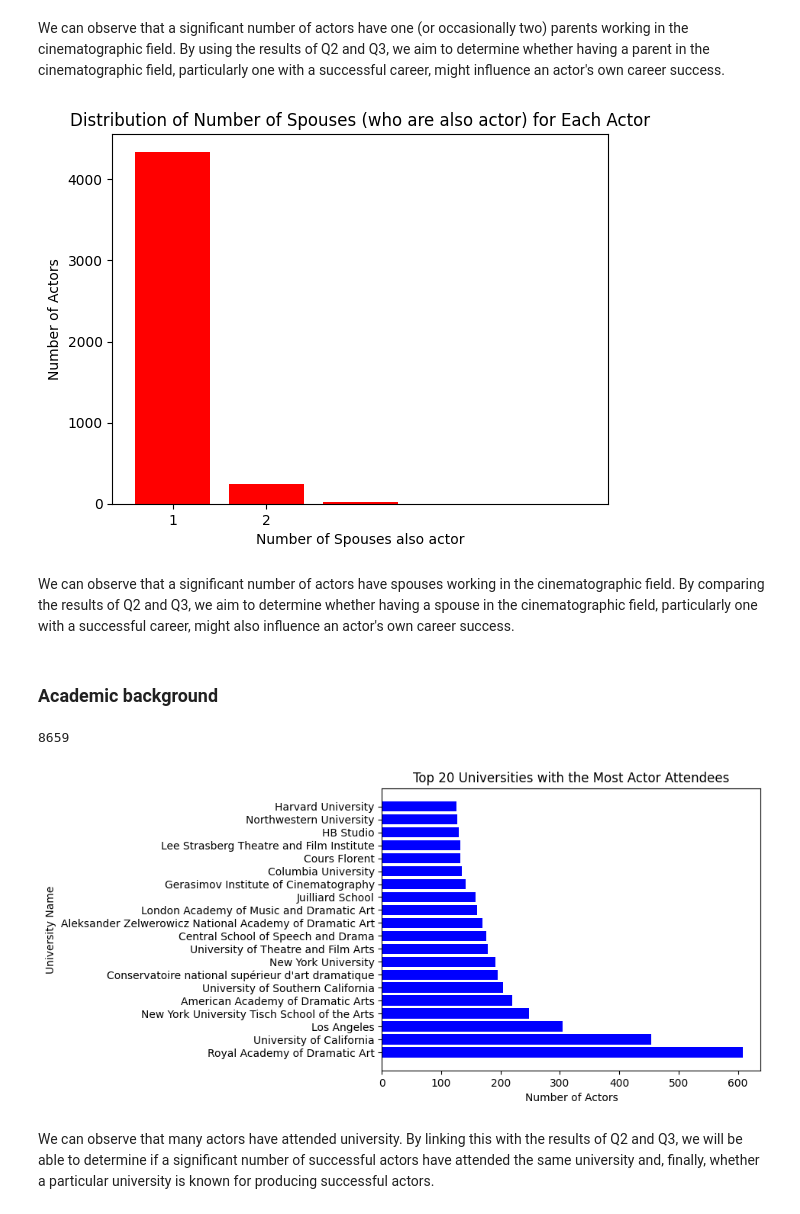
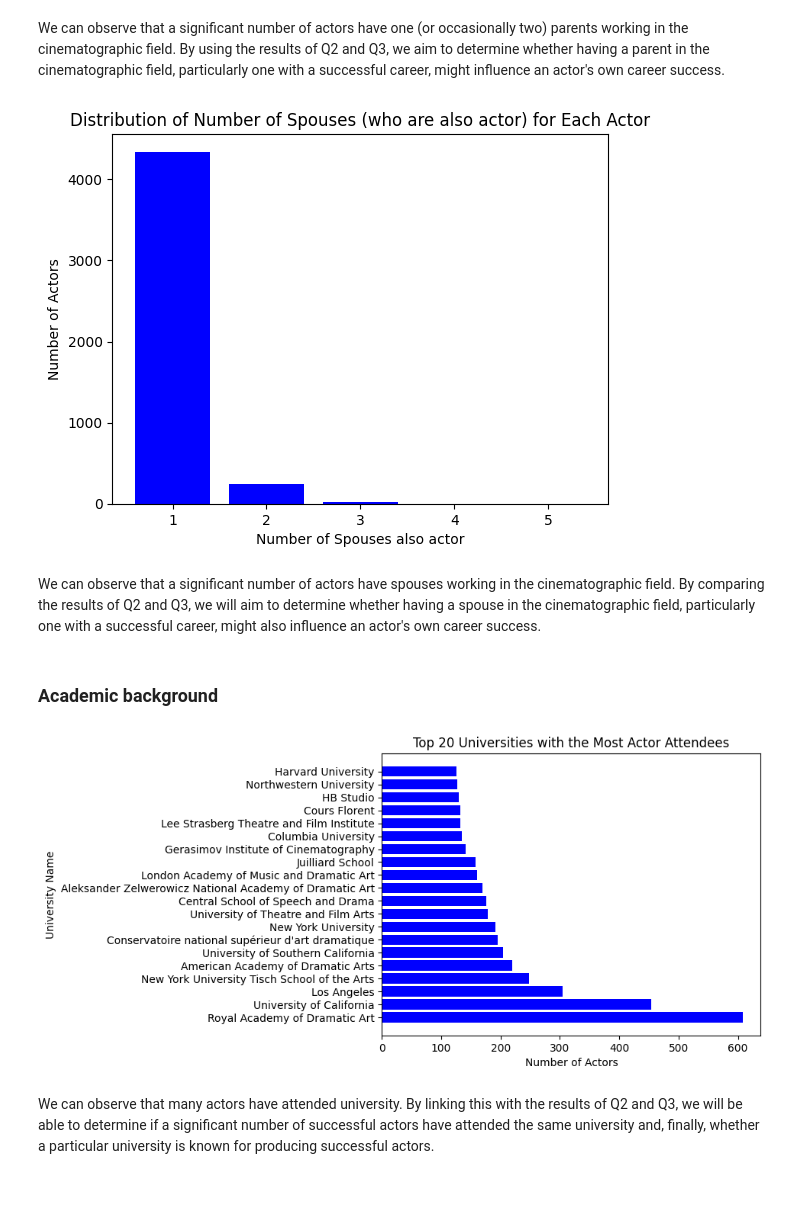
Before and after one commit to epfl-ada/ada-2024-project-bradaframanadamada, a Jupyter notebook: results.ipynb, the cells around one changed output. Drawn from its saved outputs; the diff is of its cells as text; code cells hidden in the pictures.

```diff
--- a/results.ipynb
+++ b/results.ipynb
@@ -1145,22 +1136,22 @@ We can observe that a significant number of actors have one (or occasionally two
 # %%
 # calculate for each actor the number of spouses which is also an actor
 actor_wikidata['number_spouse_also_actor'] = actor_wikidata['spouse'].apply(lambda spouseLst: sum(1 for elem in spouseLst if elem in actor_wikidata['actorLabel'].values))
 
 # visualize the results
 number_of_spouses = actor_wikidata['number_spouse_also_actor'].value_counts().sort_index()
-# only take into account the actor with at one souse as actor
+# only take into account the actor with at one spouse as actor
 number_of_spouses = number_of_spouses[number_of_spouses.index > 0]
 
-plt.bar(number_of_spouses.index, number_of_spouses.values, color='red')
+plt.bar(number_of_spouses.index, number_of_spouses.values, color='blue')
 plt.title('Distribution of Number of Spouses (who are also actor) for Each Actor')
 plt.xlabel('Number of Spouses also actor')
 plt.ylabel('Number of Actors')
-plt.xticks([1,2])
+plt.xticks([1,2,3,4,5])
 plt.show()
 # %% [output]
-[figure, old version]
+[figure, new version]
 # %% [markdown]
-We can observe that a significant number of actors have spouses working in the cinematographic field. By comparing the results of Q2 and Q3, we aim to determine whether having a spouse in the cinematographic field, particularly one with a successful career, might also influence an actor's own career success.
+We can observe that a significant number of actors have spouses working in the cinematographic field. By comparing the results of Q2 and Q3, we will aim to determine whether having a spouse in the cinematographic field, particularly one with a successful career, might also influence an actor's own career success.
 # %% [markdown]
 ### Academic background
 # %%
@@ -1169,8 +1160,6 @@ universitiesLst = [university for actorUniversityLst in actor_wikidata['alma_mat
 
 # count the occurrence of each university
 universityCount = Counter(universitiesLst)
-
-print(len(universityCount))
 
 # visualize the results
 df_university_count = pd.DataFrame(universityCount.items(), columns=['university_name', 'number_of_actors'])
@@ -1183,8 +1172,7 @@ plt.ylabel('University Name')
 plt.title('Top 20 Universities with the Most Actor Attendees')
 plt.show()
 # %% [output]
-8659
-[figure, old version]
+[figure, new version]
 # %% [markdown]
 We can observe that many actors have attended university. By linking this with the results of Q2 and Q3, we will be able to determine if a significant number of successful actors have attended the same university and, finally, whether a particular university is known for producing successful actors.
 # %% [markdown]
```
Also changed, not shown: parts of 47 cells of this notebook, 9 other files.
